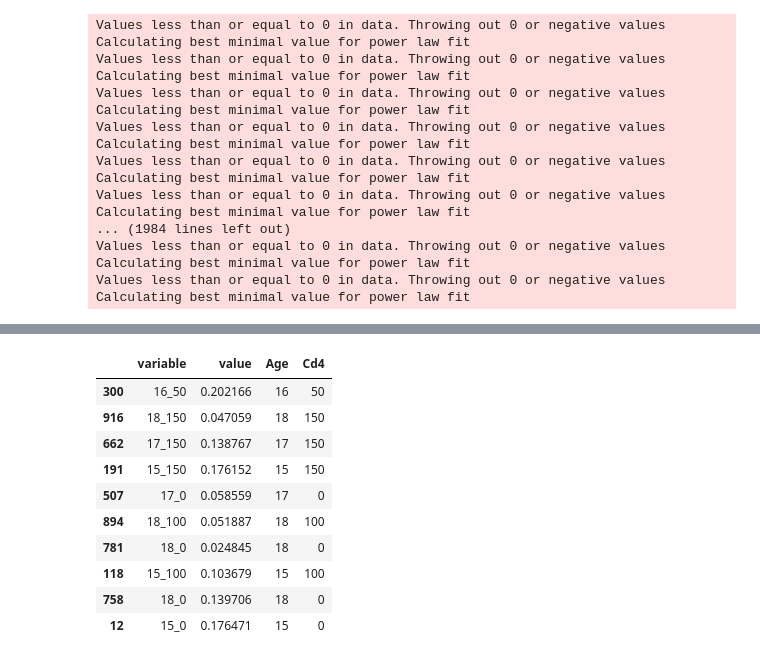
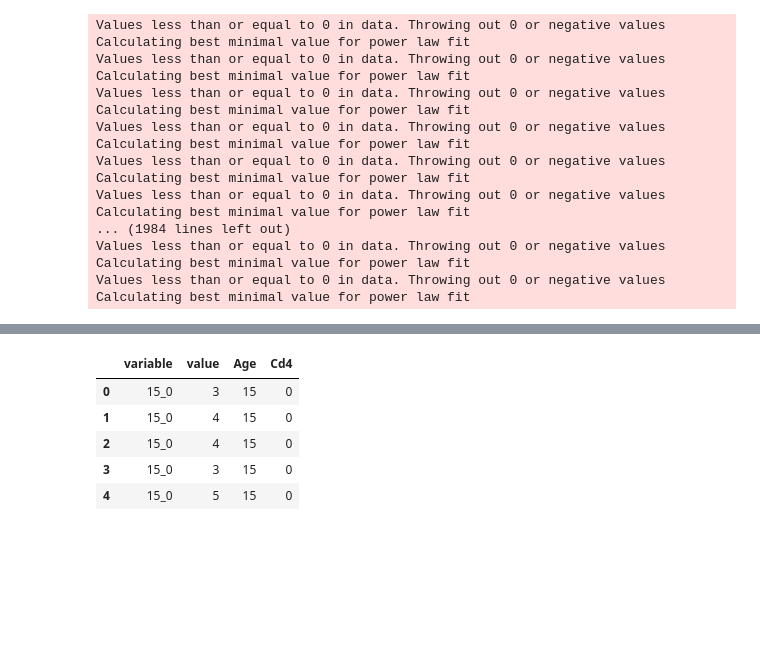
Before and after one commit to moomen91/SimpactExamples, a Jupyter notebook: Desktop/Degree_dist_analysis.ipynb, the cells around one changed output, grey strips where cells are left out. Drawn from its saved outputs; the diff is of its cells as text; code cells hidden in the pictures; blank space fills up the shorter version.

```diff
--- a/Desktop/Degree_dist_analysis.ipynb
+++ b/Desktop/Degree_dist_analysis.ipynb
@@ -254,17 +258,19 @@ melted_xmin = pd.melt(xmins_df)
 melted_xmin['Age'] = age
 # %%
 melted_xmin['Cd4'] = cd4_group
-# %%
-melted_xmin.sample(10)
-# %% [output]
-|  | variable | value | Age | Cd4 |
-| 300 | 16_50 | 0.202166 | 16 | 50 |
-| 916 | 18_150 | 0.047059 | 18 | 150 |
-| 662 | 17_150 | 0.138767 | 17 | 150 |
-| 191 | 15_150 | 0.176152 | 15 | 150 |
-| 507 | 17_0 | 0.058559 | 17 | 0 |
-| 894 | 18_100 | 0.051887 | 18 | 100 |
-| 781 | 18_0 | 0.024845 | 18 | 0 |
-| 118 | 15_100 | 0.103679 | 15 | 100 |
-| 758 | 18_0 | 0.139706 | 18 | 0 |
-| 12 | 15_0 | 0.176471 | 15 | 0 |
+# %%
+xmins_r = pd.read_csv('/home/acer/Stats/xmins.csv')
+# %%
+xmins_r_melted = pd.melt(xmins_r)
+# %%
+xmins_r_melted['Age'] = age
+xmins_r_melted['Cd4'] = cd4_group
+# %%
+xmins_r_melted.head(5)
+# %% [output]
+|  | variable | value | Age | Cd4 |
+| 0 | 15_0 | 3 | 15 | 0 |
+| 1 | 15_0 | 4 | 15 | 0 |
+| 2 | 15_0 | 4 | 15 | 0 |
+| 3 | 15_0 | 3 | 15 | 0 |
+| 4 | 15_0 | 5 | 15 | 0 |
```
Also changed, not shown: parts of 33 cells of this notebook, 1 other file.
